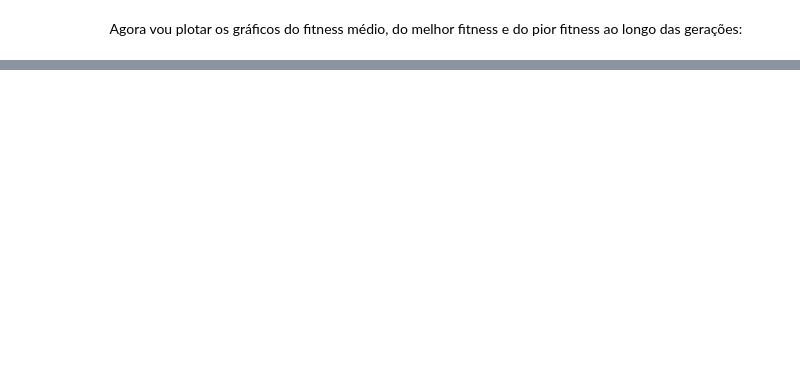
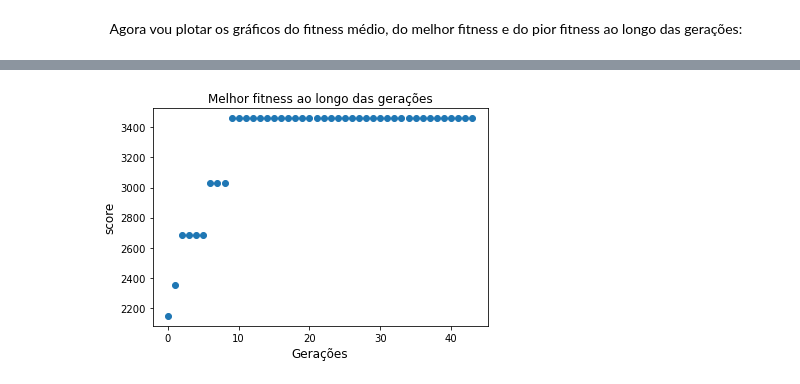
Before and after one commit to MateusOlivi/Machine-Learning, a Jupyter notebook: Projeto3/python3test/Projeto3.ipynb, the cells around one changed output, grey strips where cells are left out. Drawn from its saved outputs; the diff is of its cells as text; code cells hidden in the pictures; blank space fills up the shorter version.

```diff
--- a/Projeto3/python3test/Projeto3.ipynb
+++ b/Projeto3/python3test/Projeto3.ipynb
@@ -680,0 +998,4 @@ fitness_progressMC, best_individualMC, worst_individualMC = modelMediumClassic.r
+# %%
+plotGraph(best_individualOCTotal, 'Melhor fitness ao longo das gerações')
+# %% [output]
+[figure, added]
```
Also changed, not shown: parts of 131 cells of this notebook, 25 other files.
